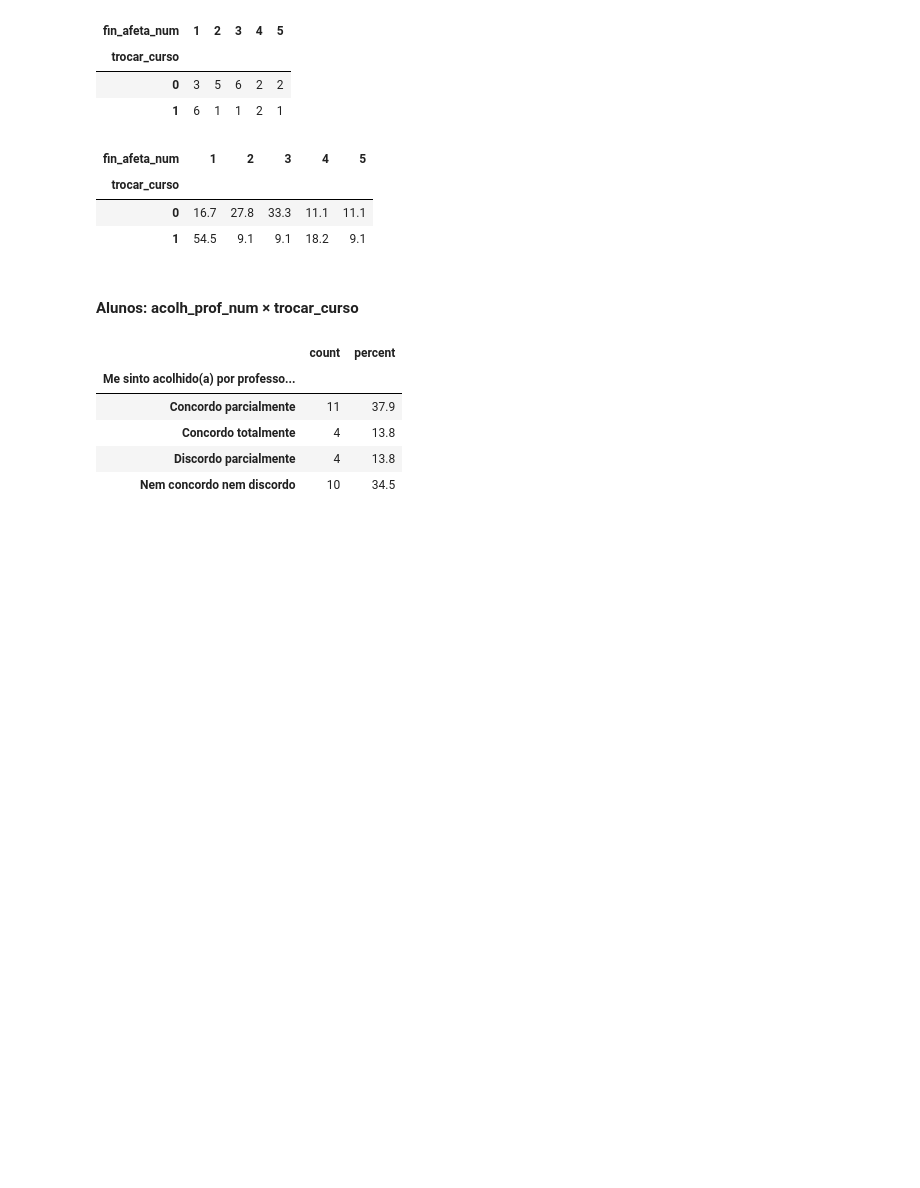
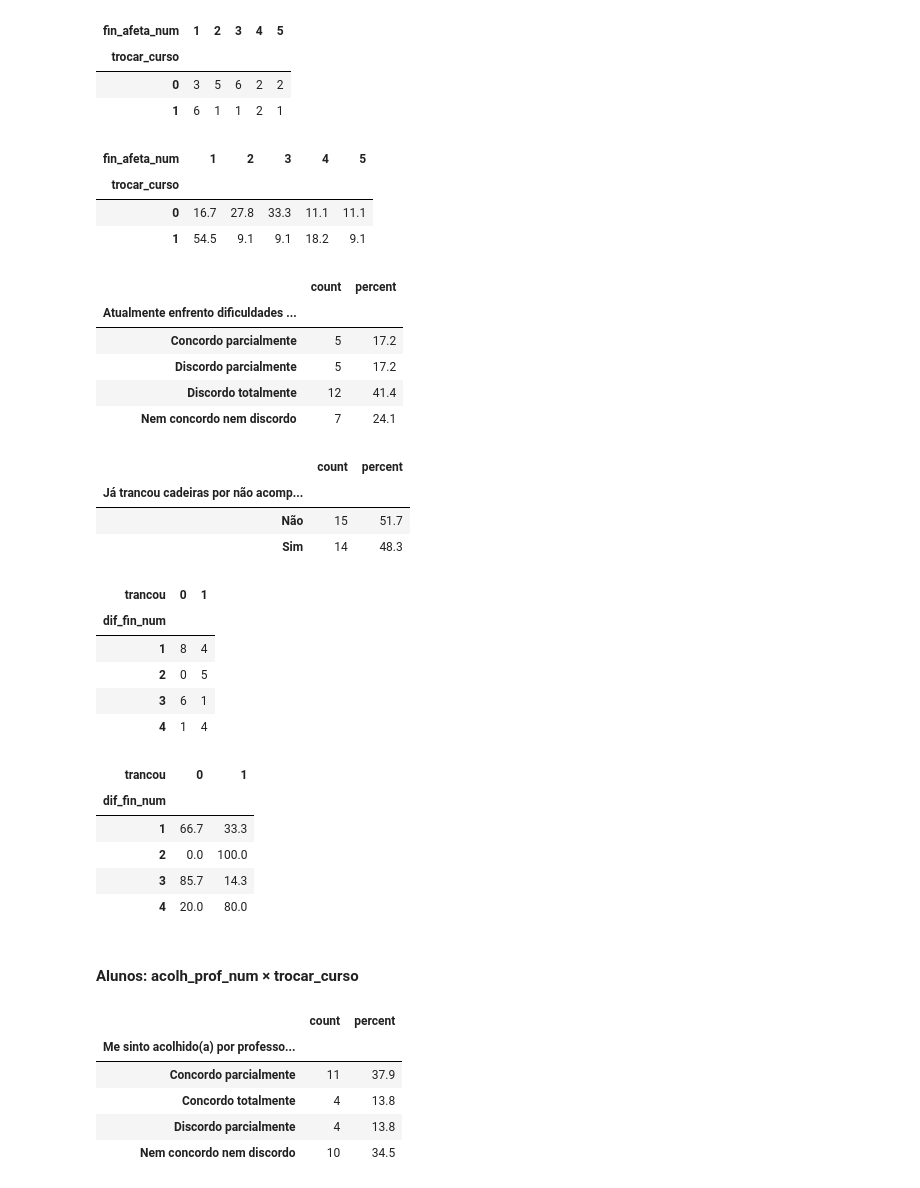
Before and after one commit to Gabriel-c0Nsp/analise-motivacao, a Jupyter notebook: analise-motivacao.ipynb, the cells around one changed output. Saved outputs shown, nothing was run; the diff lists cells and outputs as text; code cells hidden in the pictures; blank space fills up the shorter version.

Commit message:
conversão de todas as perguntas para o tipo de dado ideal (binário ou likert)

```diff
--- a/analise-motivacao.ipynb
+++ b/analise-motivacao.ipynb
@@ -66,7 +66,7 @@ COL = {
     "al_conhece_oport": "Você conhece as oportunidades de iniciação científica, monitoria ou laboratórios oferecidas pela universidade?",
     "al_atende_req": "Você atende aos requisitos necessários para participar de projetos de iniciação científica (CR acima de 7.0 e disciplinas pagas em caso de reprovação)?",
     "al_prep_mercado": "Me sinto preparado(a) para atuar no mercado de trabalho com o que aprendo na graduação.",
-    "al_grade": "Como você avalia a grade curricular vigente?",
+    "al_grade": "Como você avalia a grade currilar vigente?",
     "al_infraestrutura": "Como você avalia a infraestrutura do prédio de computação?",
 
     # pesquisadores
@@ -257,6 +271,38 @@ display(crosstab_rowperc(alunos, "trocar_curso", "fin_afeta_num"))
 | trocar_curso |  |  |  |  |  |
 | 0 | 16.7 | 27.8 | 33.3 | 11.1 | 11.1 |
 | 1 | 54.5 | 9.1 | 9.1 | 18.2 | 9.1 |
+# %%
+# al_dif_fin é Likert ("Atualmente enfrento dificuldades financeiras.")
+to_likert_num(alunos, COL["al_dif_fin"], "dif_fin_num")
+to_bin_num(alunos, COL["al_trancou"], "trancou")
+
+display(freq_table(alunos, COL["al_dif_fin"]))
+display(freq_table(alunos, COL["al_trancou"]))
+display(crosstab_counts(alunos, "dif_fin_num", "trancou"))
+display(crosstab_rowperc(alunos, "dif_fin_num", "trancou"))
+# %% [output]
+|  | count | percent |
+| Atualmente enfrento dificuldades ... |  |  |
+| Concordo parcialmente | 5 | 17.2 |
+| Discordo parcialmente | 5 | 17.2 |
+| Discordo totalmente | 12 | 41.4 |
+| Nem concordo nem discordo | 7 | 24.1 |
+|  | count | percent |
+| Já trancou cadeiras por não acomp... |  |  |
+| Não | 15 | 51.7 |
+| Sim | 14 | 48.3 |
+| trancou | 0 | 1 |
+| dif_fin_num |  |  |
+| 1 | 8 | 4 |
+| 2 | 0 | 5 |
+| 3 | 6 | 1 |
+| 4 | 1 | 4 |
+| trancou | 0 | 1 |
+| dif_fin_num |  |  |
+| 1 | 66.7 | 33.3 |
+| 2 | 0.0 | 100.0 |
+| 3 | 85.7 | 14.3 |
+| 4 | 20.0 | 80.0 |
 # %% [markdown]
 #### Alunos: acolh_prof_num × trocar_curso
 # %%
```
Also changed, not shown: parts of 1 cell of this notebook.
